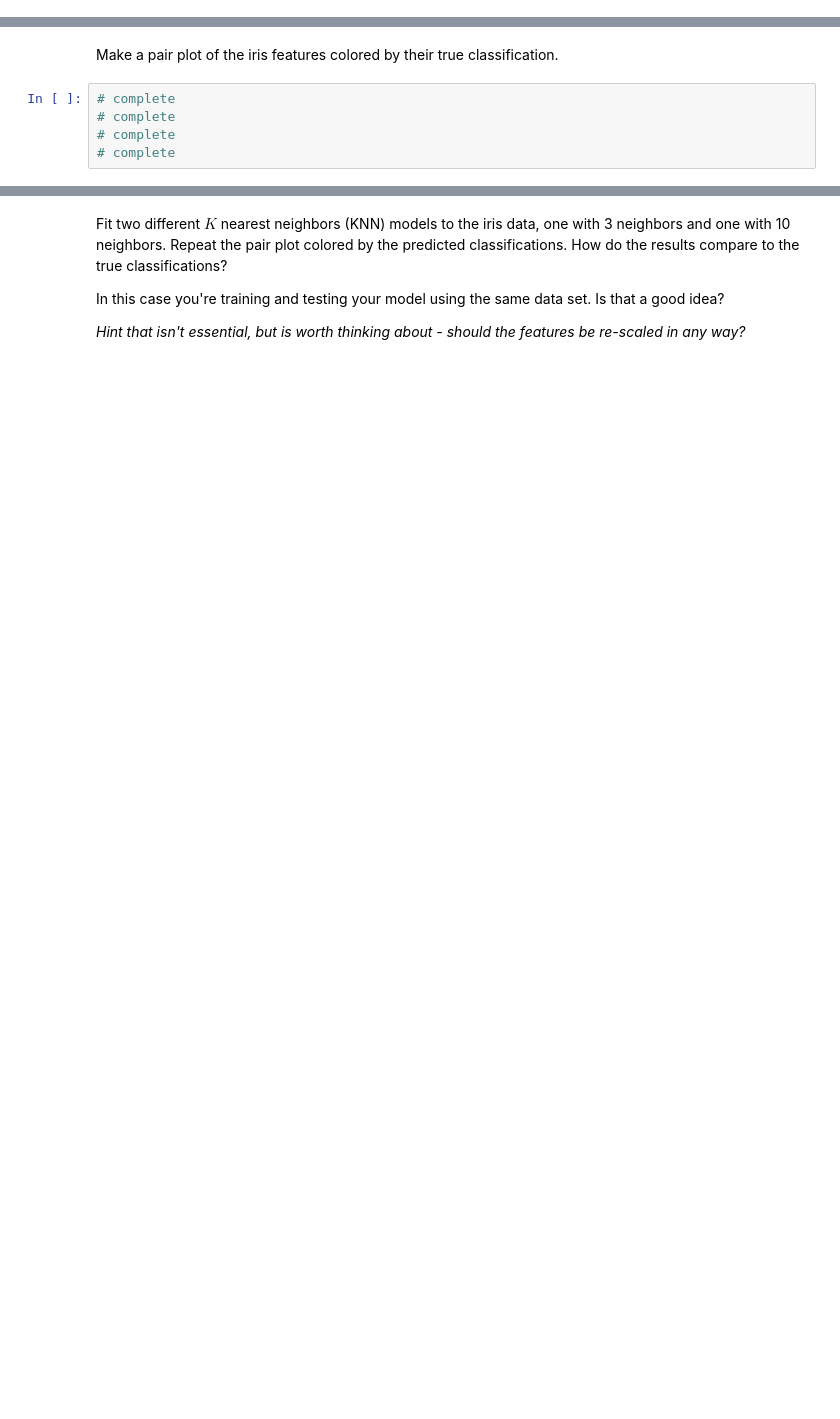
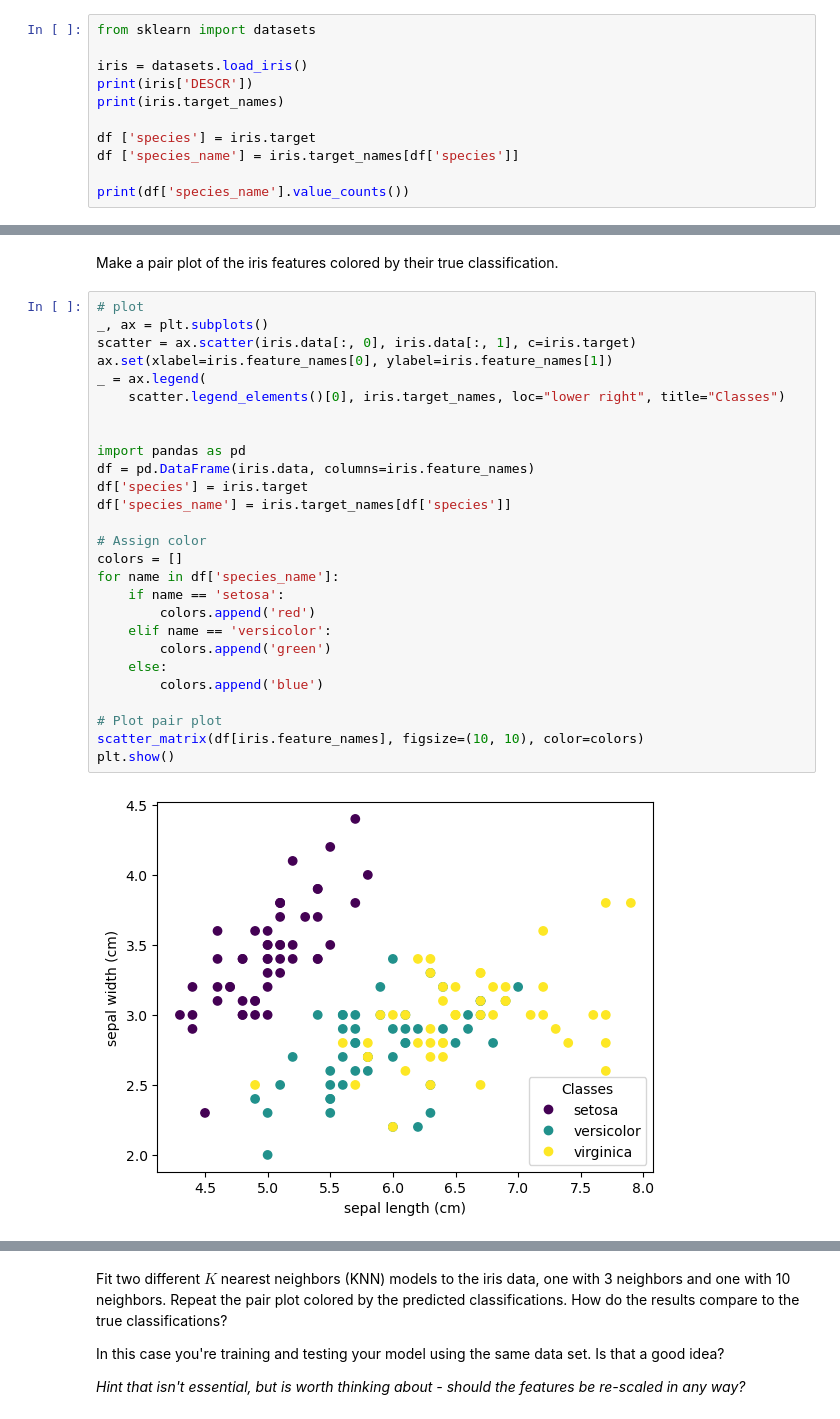
Before and after one commit to ASTR154/classification, a Jupyter notebook: classification.ipynb, the cells around one changed output, grey strips where cells are left out. Cells and saved outputs as stored; diff of their text form; blank space fills up the shorter version.

```diff
--- a/classification.ipynb
+++ b/classification.ipynb
@@ -16,0 +12,11 @@ Load the data set again. What are the names of the three species, and how many s
+# %%
+from sklearn import datasets
+
+iris = datasets.load_iris()
+print(iris['DESCR'])
+print(iris.target_names)
+
+df ['species'] = iris.target
+df ['species_name'] = iris.target_names[df['species']]
+
+print(df['species_name'].value_counts())
@@ -17,7 +41,31 @@ Load the data set again. What are the names of the three species, and how many s
 # %% [markdown]
 Make a pair plot of the iris features colored by their true classification.
-# %%
-# complete
-# complete
-# complete
-# complete
+# %%
+# plot
+_, ax = plt.subplots()
+scatter = ax.scatter(iris.data[:, 0], iris.data[:, 1], c=iris.target)
+ax.set(xlabel=iris.feature_names[0], ylabel=iris.feature_names[1])
+_ = ax.legend(
+    scatter.legend_elements()[0], iris.target_names, loc="lower right", title="Classes")
+
+
+import pandas as pd
+df = pd.DataFrame(iris.data, columns=iris.feature_names)
+df['species'] = iris.target
+df['species_name'] = iris.target_names[df['species']]
+
+# Assign color
+colors = []
+for name in df['species_name']:
+    if name == 'setosa':
+        colors.append('red')
+    elif name == 'versicolor':
+        colors.append('green')
+    else:
+        colors.append('blue')
+
+# Plot pair plot
+scatter_matrix(df[iris.feature_names], figsize=(10, 10), color=colors)
+plt.show()
+# %% [output]
+[figure, added]
```
Also changed, not shown: parts of 17 cells of this notebook.
